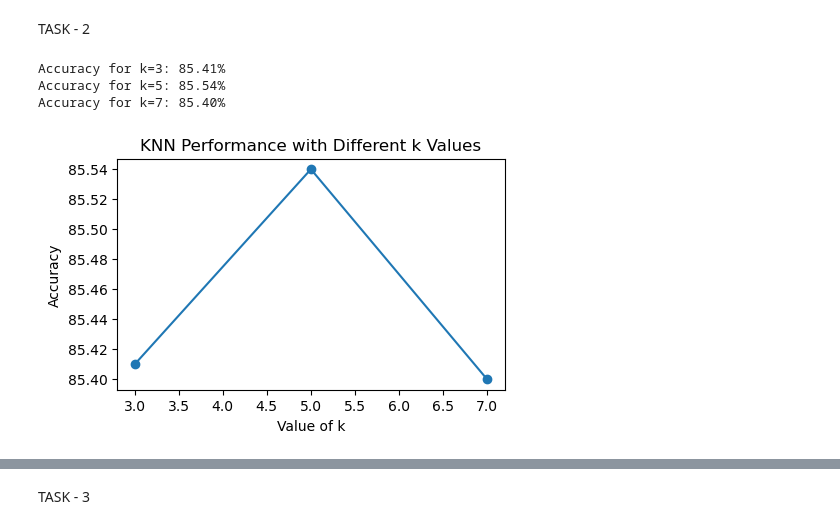
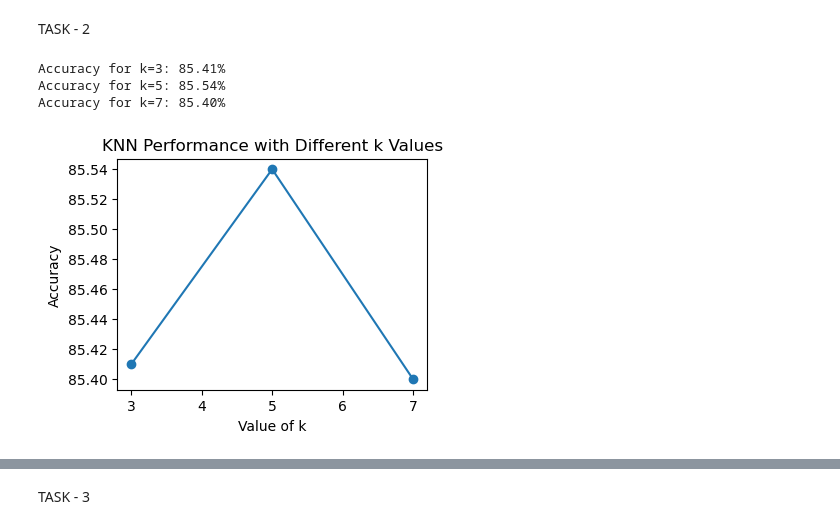
Before and after one commit to debadarshi07/PYTHON_ASSIGNMENTS, a Jupyter notebook: Semester_6/Assignments/Major_Assignment_3/Solution.ipynb, the cells around one changed output, grey strips where cells are left out. Drawn from its saved outputs; the diff is of its cells as text; code cells hidden in the pictures.

```diff
--- a/Semester_6/Assignments/Major_Assignment_3/Solution.ipynb
+++ b/Semester_6/Assignments/Major_Assignment_3/Solution.ipynb
@@ -45,16 +50,16 @@ def knn_experiment(k_values):
 # %%
 k_values = [3, 5, 7]
 accuracy_results = knn_experiment(k_values)
 accuracy_results = [i * 100 for i in accuracy_results]
 
-plt.figure(figsize=(5, 3))
+plt.figure(figsize=(4, 3))
 plt.plot(k_values, accuracy_results, marker='o')
 plt.title("KNN Performance with Different k Values")
 plt.xlabel("Value of k")
 plt.ylabel("Accuracy")
 plt.show()
 # %% [output]
 Accuracy for k=3: 85.41%
 Accuracy for k=5: 85.54%
 Accuracy for k=7: 85.40%
-[figure, old version]
+[figure, new version]
```
Also changed, not shown: parts of 19 cells of this notebook.
